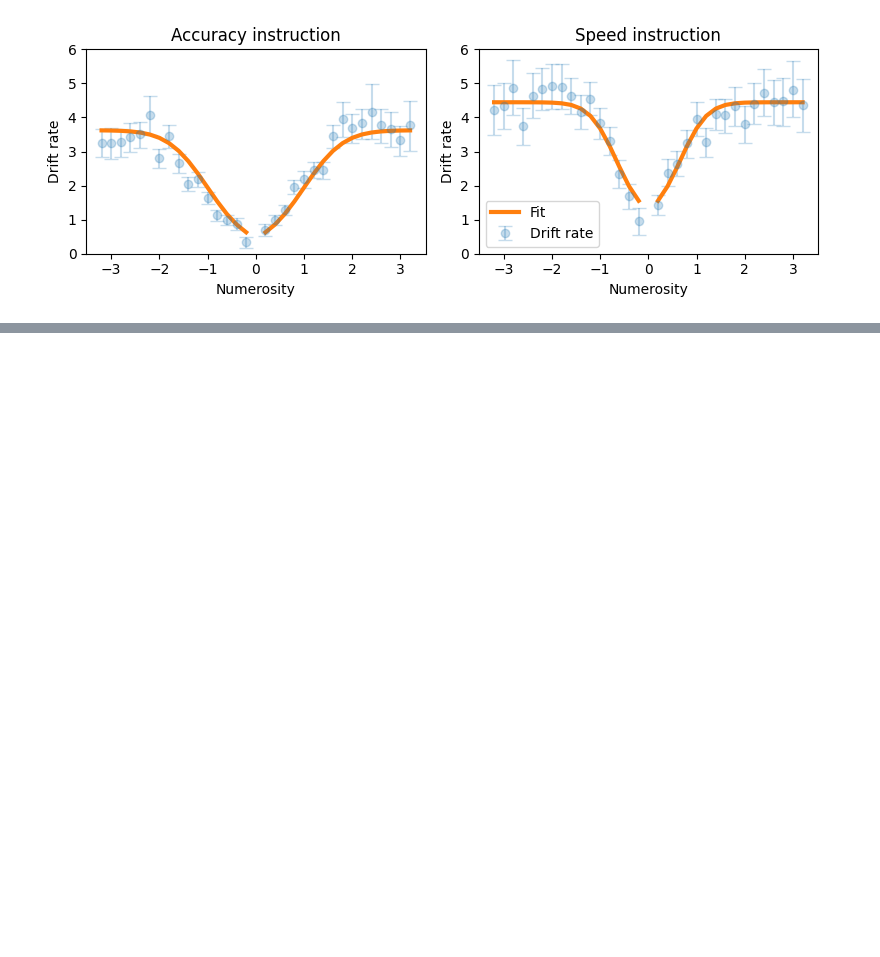
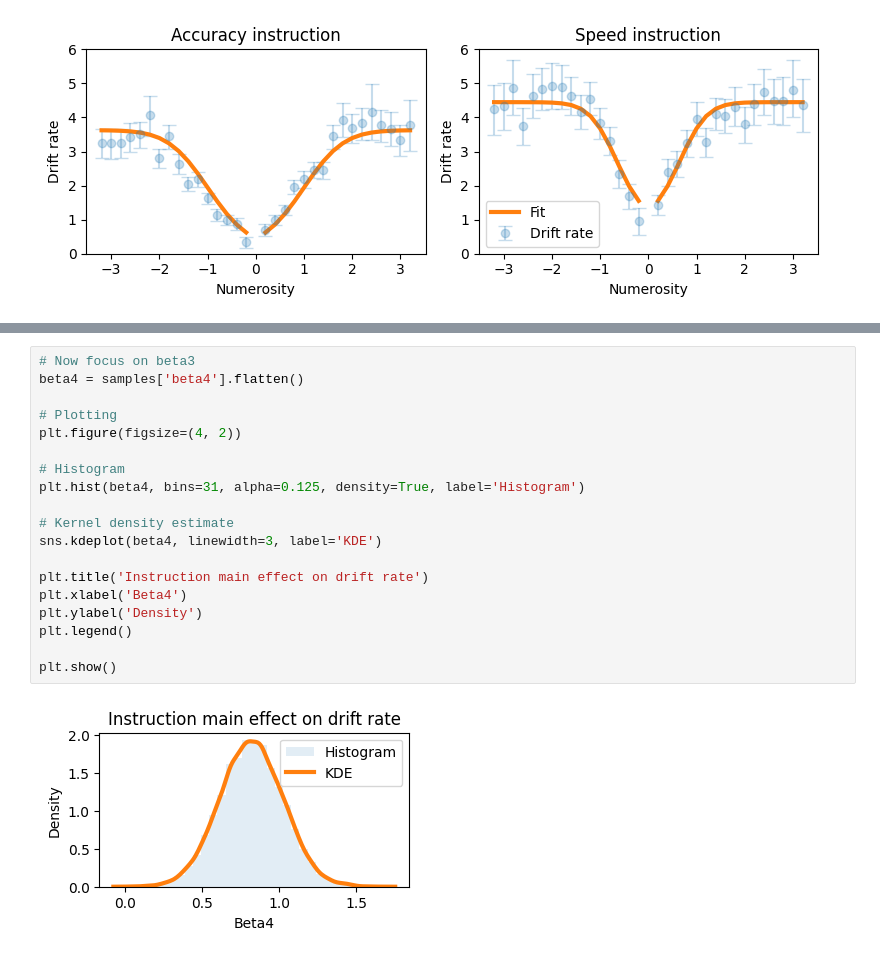
Before and after one commit to joachimvandekerckhove/ezbhddm, a Jupyter notebook: notebooks/perception-example.ipynb, the cells around one changed output, grey strips where cells are left out. Cells and saved outputs as stored; diff of their text form; blank space fills up the shorter version.

```diff
--- a/notebooks/perception-example.ipynb
+++ b/notebooks/perception-example.ipynb
@@ -228,0 +231,21 @@ plt.show()
+# %%
+# Now focus on beta3
+beta4 = samples['beta4'].flatten()
+
+# Plotting
+plt.figure(figsize=(4, 2))
+
+# Histogram
+plt.hist(beta4, bins=31, alpha=0.125, density=True, label='Histogram')
+
+# Kernel density estimate
+sns.kdeplot(beta4, linewidth=3, label='KDE')
+
+plt.title('Instruction main effect on drift rate')
+plt.xlabel('Beta4')
+plt.ylabel('Density')
+plt.legend()
+
+plt.show()
+# %% [output]
+[figure, added]
```
Also changed, not shown: parts of 5 cells of this notebook, 1 other file.
